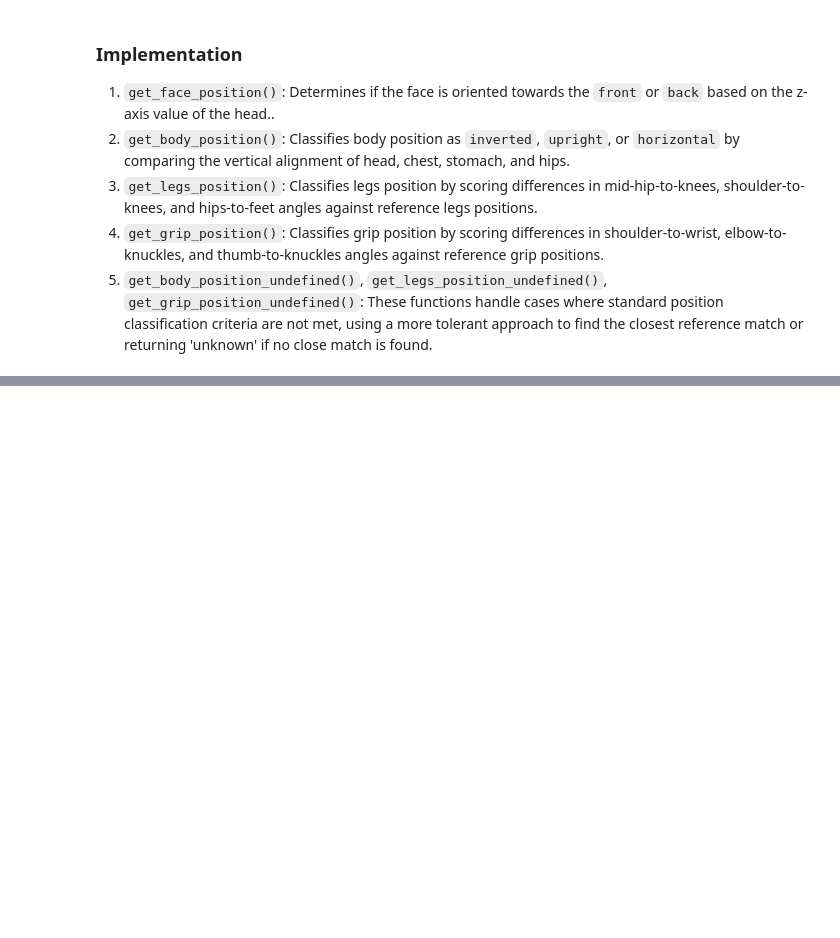
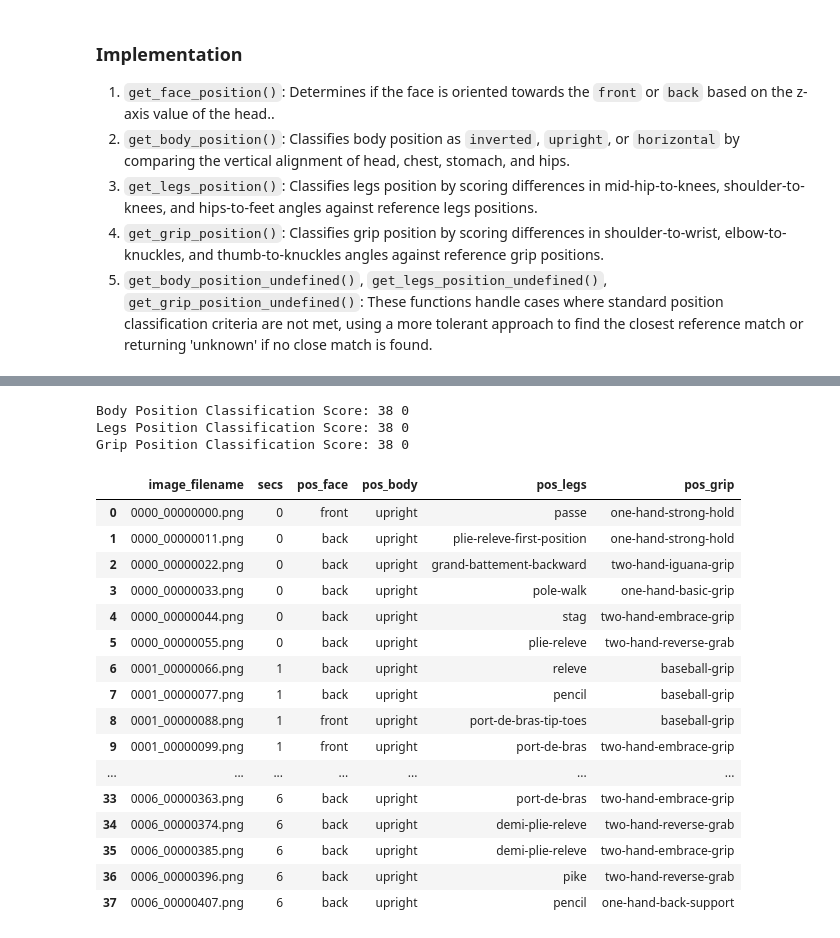
Before and after one commit to kayesokua/poledance.xyz, a Jupyter notebook: docs/3-0-pose-spatial-classifier.ipynb, the cells around one changed output, grey strips where cells are left out. Saved outputs shown, nothing was run; the diff lists cells and outputs as text; code cells hidden in the pictures; blank space fills up the shorter version.

```diff
--- a/docs/3-0-pose-spatial-classifier.ipynb
+++ b/docs/3-0-pose-spatial-classifier.ipynb
@@ -175,0 +217,36 @@ data.to_csv('data/ground_truth/processed/combined/pose_data.csv', index=False)
+# %%
+dance_data = pd.read_csv('data/ground_truth/processed/upright/pose_data2.csv')
+
+ref_body = pd.read_csv('data/internal/positions/body/pose_data2.csv')
+ref_legs = pd.read_csv('data/internal/positions/legs/pose_data2.csv')
+ref_grip = pd.read_csv('data/internal/positions/grip/pose_data2.csv')
+
+results = PoseSpatialClassifier(dance_data, ref_body, ref_legs, ref_grip)
+#results.save_transformed_data('data/ground_truth/processed/combined/pose_data.csv')
+
+print("Body Position Classification Score:", results.body_match_count, results.body_undefined_count)
+print("Legs Position Classification Score:", results.legs_match_count, results.legs_undefined_count)
+print("Grip Position Classification Score:", results.grip_match_count, results.grip_undefined_count)
+
+results.data[['image_filename','secs','pos_face','pos_body','pos_legs','pos_grip']]
+# %% [output]
+Body Position Classification Score: 38 0
+Legs Position Classification Score: 38 0
+Grip Position Classification Score: 38 0
+|  | image_filename | secs | pos_face | pos_body | pos_legs | pos_grip |
+| 0 | 0000_00000000.png | 0 | front | upright | passe | one-hand-strong-hold |
+| 1 | 0000_00000011.png | 0 | back | upright | plie-releve-first-position | one-hand-strong-hold |
+| 2 | 0000_00000022.png | 0 | back | upright | grand-battement-backward | two-hand-iguana-grip |
+| 3 | 0000_00000033.png | 0 | back | upright | pole-walk | one-hand-basic-grip |
+| 4 | 0000_00000044.png | 0 | back | upright | stag | two-hand-embrace-grip |
+| 5 | 0000_00000055.png | 0 | back | upright | plie-releve | two-hand-reverse-grab |
+| 6 | 0001_00000066.png | 1 | back | upright | releve | baseball-grip |
+| 7 | 0001_00000077.png | 1 | back | upright | pencil | baseball-grip |
+| 8 | 0001_00000088.png | 1 | front | upright | port-de-bras-tip-toes | baseball-grip |
+| 9 | 0001_00000099.png | 1 | front | upright | port-de-bras | two-hand-embrace-grip |
+| ... | ... | ... | ... | ... | ... | ... |
+| 33 | 0006_00000363.png | 6 | back | upright | port-de-bras | two-hand-embrace-grip |
+| 34 | 0006_00000374.png | 6 | back | upright | demi-plie-releve | two-hand-reverse-grab |
+| 35 | 0006_00000385.png | 6 | back | upright | demi-plie-releve | two-hand-embrace-grip |
+| 36 | 0006_00000396.png | 6 | back | upright | pike | two-hand-reverse-grab |
+| 37 | 0006_00000407.png | 6 | back | upright | pencil | one-hand-back-support |
```
Also changed, not shown: parts of 7 cells of this notebook.
